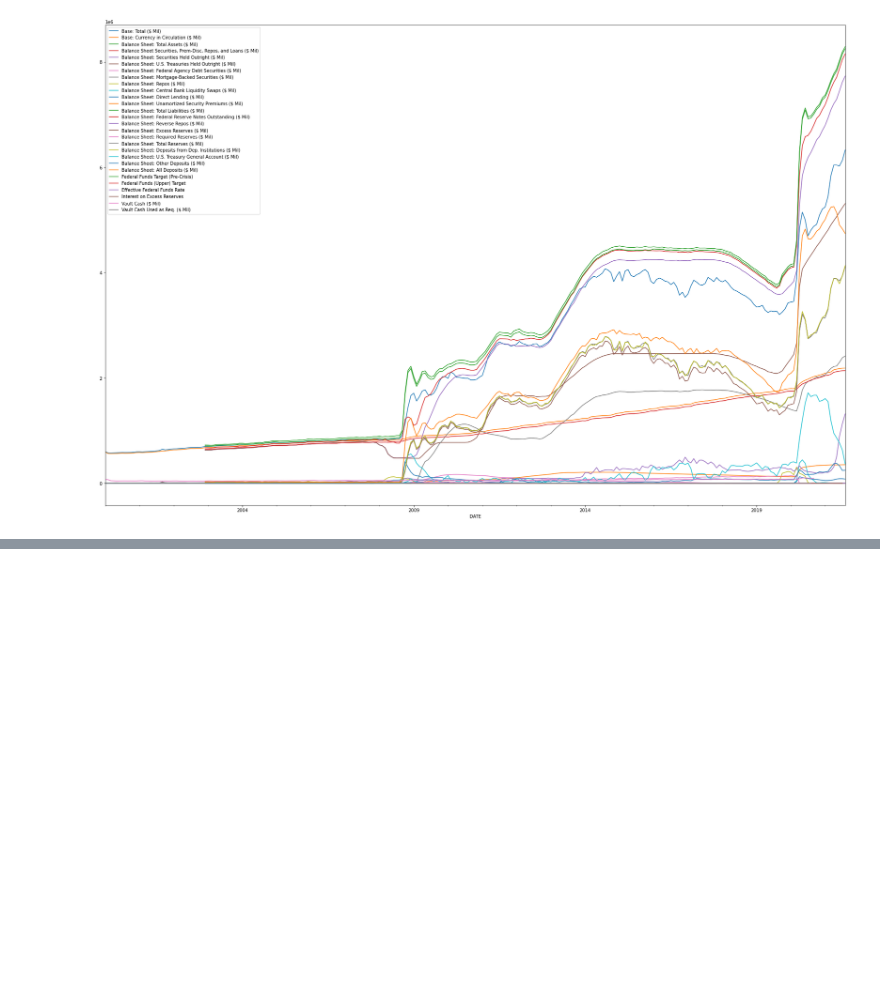
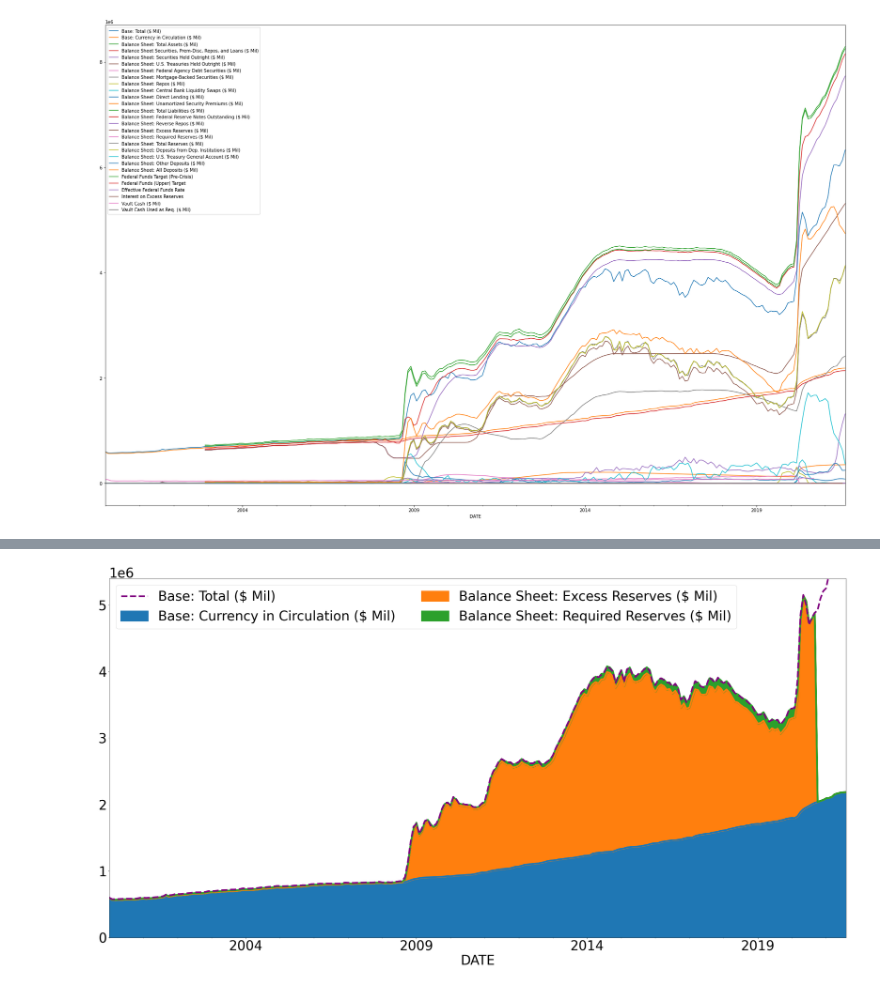
Before and after one commit to jacobradke/jacobradke, a Jupyter notebook: In Class Projects/Project 6 - Visualizing Monetary Policy.ipynb, the cells around one changed output, grey strips where cells are left out. Cells and saved outputs as stored; diff of their text form; code cells hidden in the pictures; blank space fills up the shorter version.

```diff
--- a/In Class Projects/Project 6 - Visualizing Monetary Policy.ipynb
+++ b/In Class Projects/Project 6 - Visualizing Monetary Policy.ipynb
@@ -126,0 +212,12 @@ data.plot(ax = ax);
+# %%
+money_vars = ["Base: Currency in Circulation ($ Mil)",
+              "Balance Sheet: Excess Reserves ($ Mil)",
+              "Balance Sheet: Required Reserves ($ Mil)"]
+total_var = "Base: Total ($ Mil)"
+plot_stacked_lines(data,
+                   money_vars,
+                   linewidth = 5,
+                   total_var = total_var,
+                   pp = pp)
+# %% [output]
+[figure, added]
```
Also changed, not shown: parts of 12 cells of this notebook, 2 other files.
